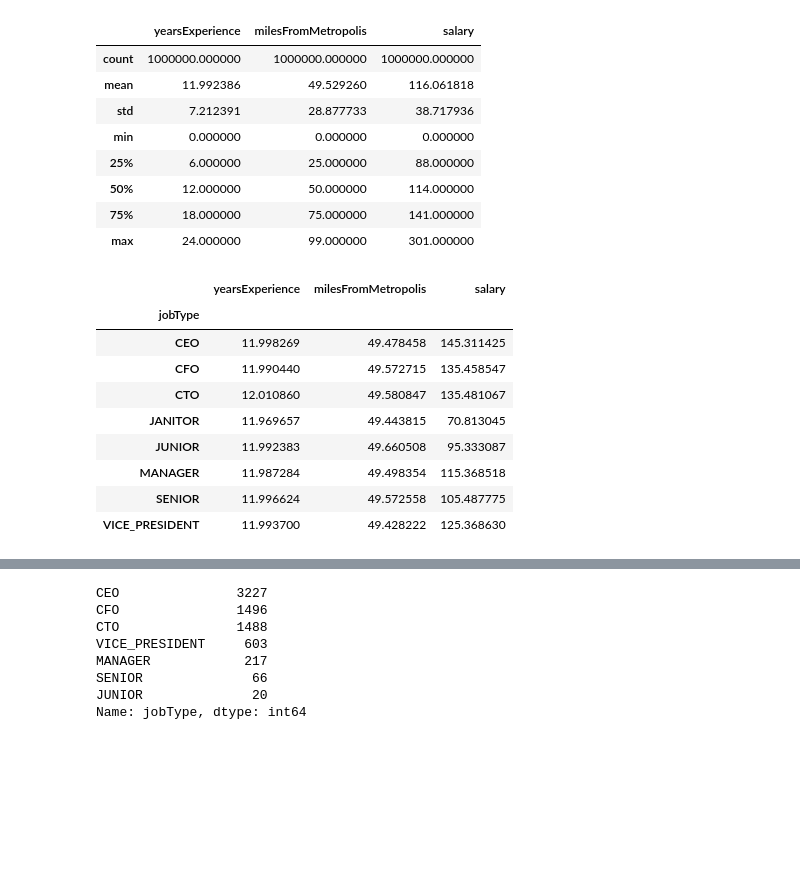
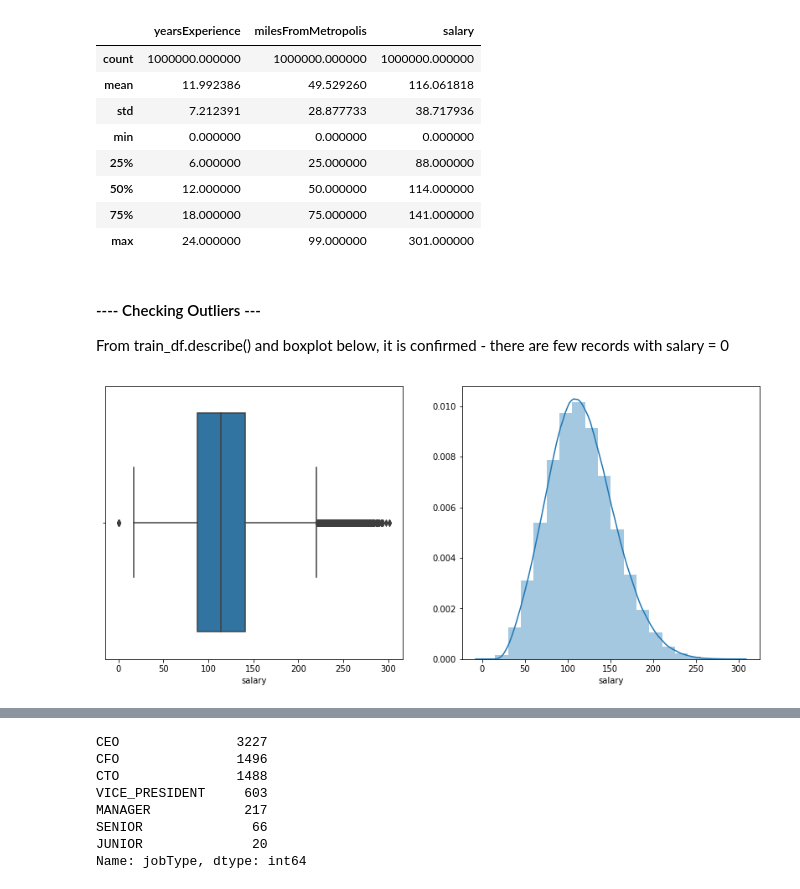
Before and after one commit to kartikathale/salarypredictionportfolio, a Jupyter notebook: Salary Prediction Notebook.ipynb, the cells around one changed output, grey strips where cells are left out. Saved outputs shown, nothing was run; the diff lists cells and outputs as text; code cells hidden in the pictures; blank space fills up the shorter version.

```diff
--- a/Salary Prediction Notebook.ipynb
+++ b/Salary Prediction Notebook.ipynb
@@ -253,18 +266,15 @@ train_df.describe()
 | 50% | 12.000000 | 50.000000 | 114.000000 |
 | 75% | 18.000000 | 75.000000 | 141.000000 |
 | max | 24.000000 | 99.000000 | 301.000000 |
-# %%
-df_jobtype = train_df.groupby(['jobType'])
-df_jobtype.mean()
-#train_df.groupby(['jobType'])[['salary']].mean()
-# %% [output]
-|  | yearsExperience | milesFromMetropolis | salary |
-| jobType |  |  |  |
-| CEO | 11.998269 | 49.478458 | 145.311425 |
-| CFO | 11.990440 | 49.572715 | 135.458547 |
-| CTO | 12.010860 | 49.580847 | 135.481067 |
-| JANITOR | 11.969657 | 49.443815 | 70.813045 |
-| JUNIOR | 11.992383 | 49.660508 | 95.333087 |
-| MANAGER | 11.987284 | 49.498354 | 115.368518 |
-| SENIOR | 11.996624 | 49.572558 | 105.487775 |
-| VICE_PRESIDENT | 11.993700 | 49.428222 | 125.368630 |
+# %% [markdown]
+#### ---- Checking Outliers ---
+From train_df.describe() and boxplot below, it is confirmed - there are few records with salary = 0
+# %%
+plt.figure(figsize=(14,6))
+plt.subplot(1,2,1)
+sns.boxplot(train_df['salary'])
+plt.subplot(1,2,2)
+sns.distplot(train_df['salary'], bins = 20)
+plt.show()
+# %% [output]
+[figure, added]
```
Also changed, not shown: parts of 16 cells of this notebook.
